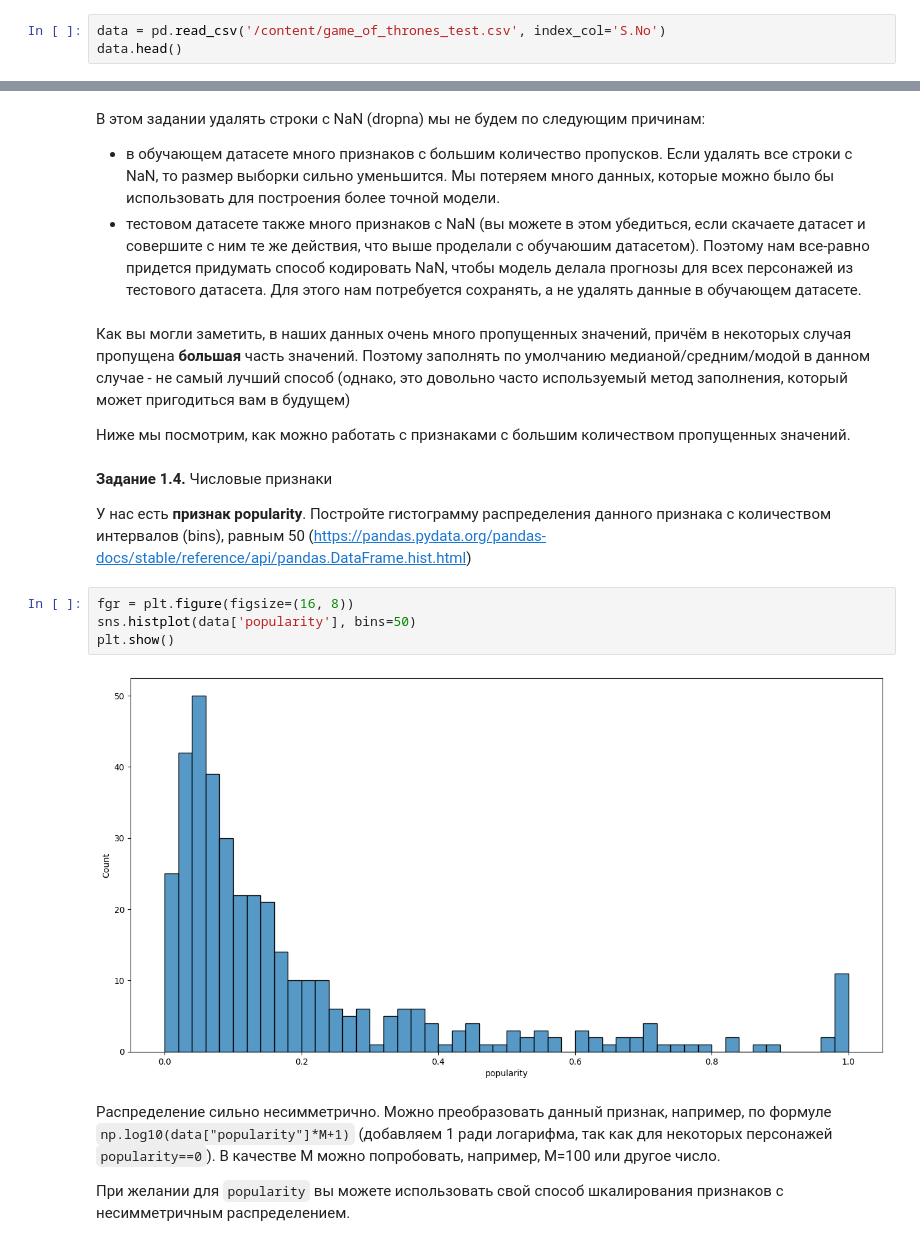
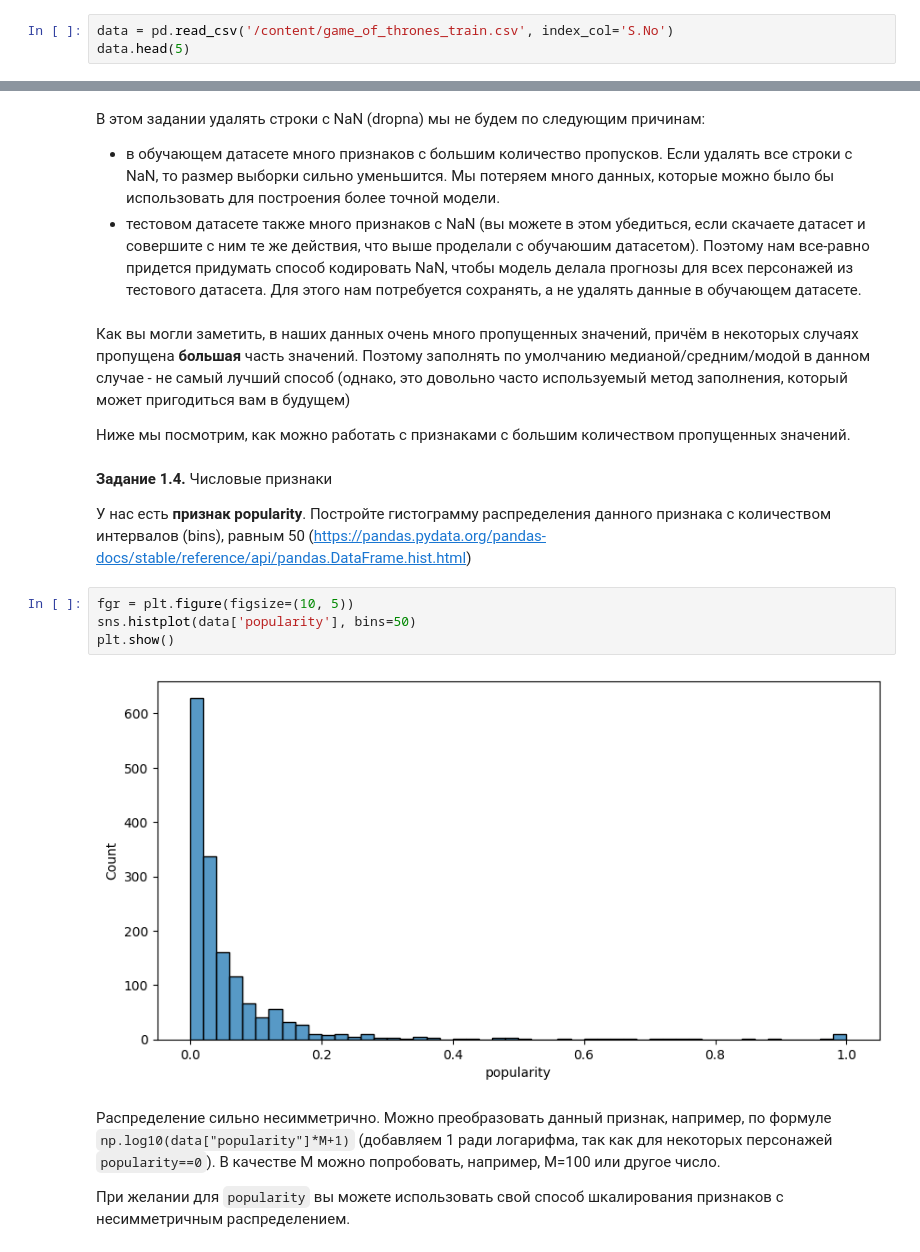
Before and after one commit to winpeperk/dls, a Jupyter notebook: week_01_ml_intro/Homework/hw_1_game_of_thrones.ipynb, the cells around one changed output, grey strips where cells are left out. Saved outputs shown, nothing was run; the diff lists cells and outputs as text.

```diff
--- a/week_01_ml_intro/Homework/hw_1_game_of_thrones.ipynb
+++ b/week_01_ml_intro/Homework/hw_1_game_of_thrones.ipynb
@@ -107,8 +108,8 @@ import seaborn as sns
 # %% [markdown]
 **Задание 1.2.** Загрузите датасет в Pandas DataFrame при помощи функции `read_csv`. Вместо дефолтных наименований строк `0,1,...`, при помощи параметра `index_col`, сделайте значения колонки `S.No` наименованиями строк:
 # %%
-data = pd.read_csv('/content/game_of_thrones_test.csv', index_col='S.No')
-data.head()
+data = pd.read_csv('/content/game_of_thrones_train.csv', index_col='S.No')
+data.head(5)
 # %% [output]
 |  | name | title | male | culture | dateOfBirth | mother | father | heir | house | spouse | ... | ... |
 | S.No |  |  |  |  |  |  |  |  |  |  |  | ... |
@@ -192,7 +194,7 @@ dtype: int64
 - в обучающем датасете много признаков с большим количество пропусков. Если удалять все строки с NaN, то размер выборки сильно уменьшится. Мы потеряем много данных, которые можно было бы использовать для построения более точной модели.
 - тестовом датасете также много признаков с NaN (вы можете в этом убедиться, если скачаете датасет и совершите с ним те же действия, что выше проделали с обучаюшим датасетом). Поэтому нам все-равно придется придумать способ кодировать NaN, чтобы модель делала прогнозы для всех персонажей из тестового датасета. Для этого нам потребуется сохранять, а не удалять данные в обучающем датасете.
 # %% [markdown]
-Как вы могли заметить, в наших данных очень много пропущенных значений, причём в некоторых случая пропущена **большая** часть значений. Поэтому заполнять по умолчанию медианой/средним/модой в данном случае - не самый лучший способ (однако, это довольно часто используемый метод заполнения, который может пригодиться вам в будущем)
+Как вы могли заметить, в наших данных очень много пропущенных значений, причём в некоторых случаях пропущена **большая** часть значений. Поэтому заполнять по умолчанию медианой/средним/модой в данном случае - не самый лучший способ (однако, это довольно часто используемый метод заполнения, который может пригодиться вам в будущем)
 
 Ниже мы посмотрим, как можно работать с признаками с большим количеством пропущенных значений.
 # %% [markdown]
@@ -200,11 +202,11 @@ dtype: int64
 
 У нас есть **признак popularity**. Постройте гистограмму распределения данного признака с количеством интервалов (bins), равным 50 (https://pandas.pydata.org/pandas-docs/stable/reference/api/pandas.DataFrame.hist.html)
 # %%
-fgr = plt.figure(figsize=(16, 8))
+fgr = plt.figure(figsize=(10, 5))
 sns.histplot(data['popularity'], bins=50)
 plt.show()
 # %% [output]
-[figure, old version]
+[figure, new version]
 # %% [markdown]
 Распределение сильно несимметрично. Можно преобразовать данный признак, например, по формуле `np.log10(data["popularity"]*M+1)` (добавляем 1 ради логарифма, так как для некоторых персонажей `popularity==0`). В качестве M можно попробовать, например, M=100 или другое число.
 
```
Also changed, not shown: parts of 43 cells of this notebook.
